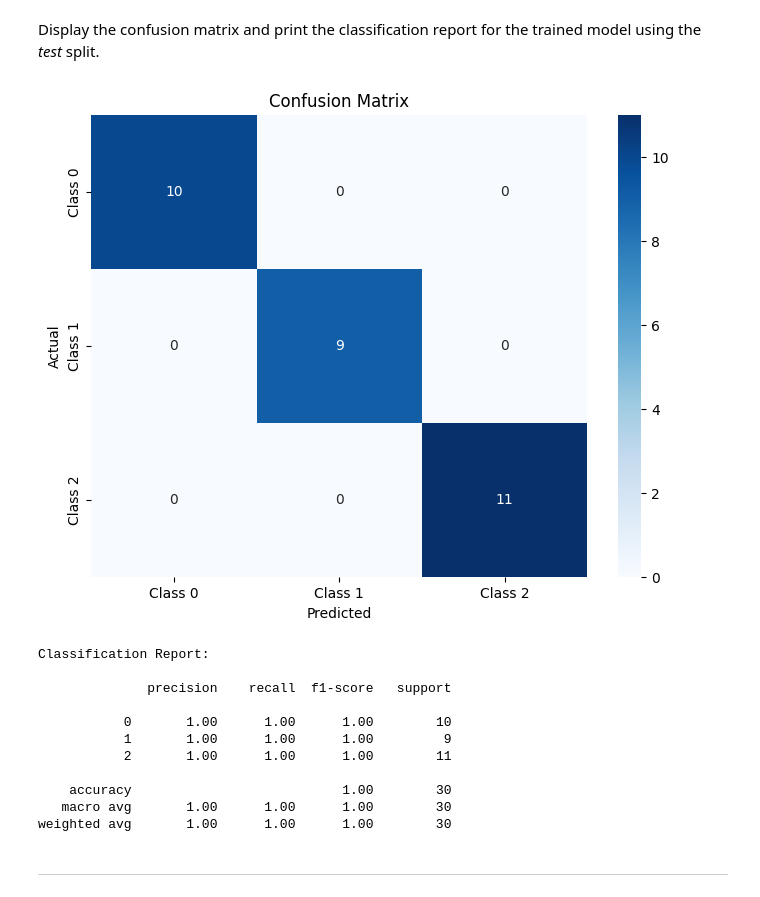
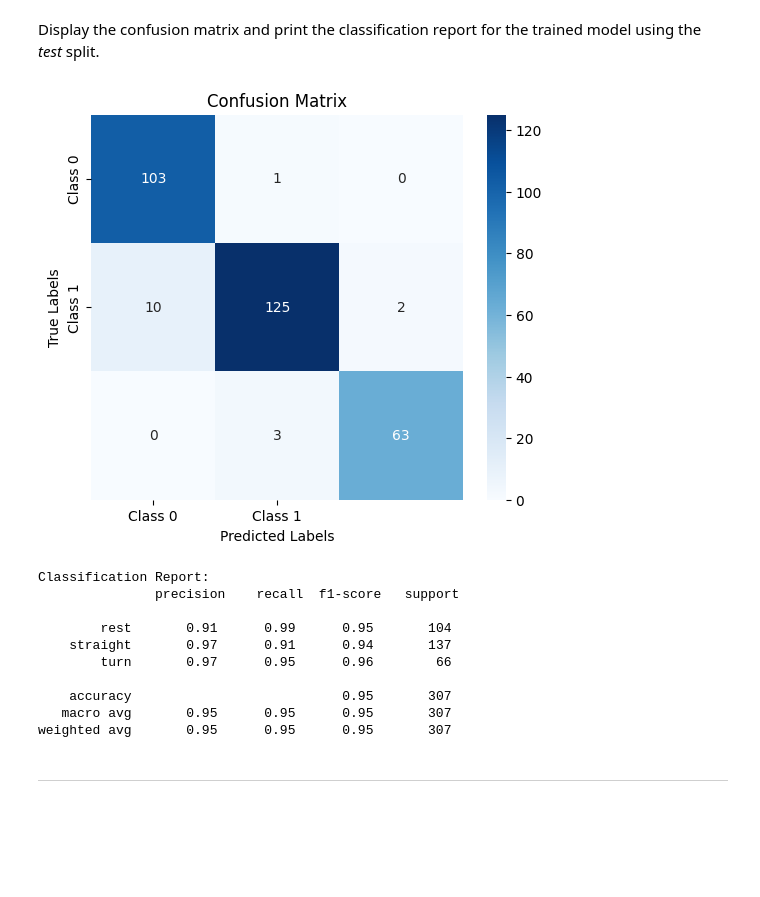
Before and after one commit to KushalDoshi17/engg680_2024_fall, a Jupyter notebook: Lab_Assignment4/Assignment 4.ipynb, the cells around one changed output. Cells and saved outputs as stored; diff of their text form; code cells hidden in the pictures; blank space fills up the shorter version.

```diff
--- a/Lab_Assignment4/Assignment 4.ipynb
+++ b/Lab_Assignment4/Assignment 4.ipynb
@@ -970,5 +1030,9 @@ Shape of X: (1534, 5)
 # %%
 # TODO - Load motion_state column (target vector) into y
-# y = cv_set['motion_state']
-print(f"Target vector loaded into y with shape: {y.shape}")
+y = cv_set['motion_state']
+
+# Display the first few rows and shape of y to confirm
+print("Target (y):")
+print(y.head())
+print("\nShape of y:", y.shape)
 # %% [output]
@@ -1104,59 +1241,38 @@ Test-set score: 1.00
 Display the confusion matrix and print the classification report for the trained model using the *test* split.
 # %%
 # TODO - Display confusion matrix and print classification report
-from sklearn.model_selection import GridSearchCV
-from sklearn.pipeline import Pipeline
-from sklearn.ensemble import RandomForestClassifier
-from sklearn.preprocessing import StandardScaler
-from sklearn.datasets import load_iris
-from sklearn.model_selection import train_test_split
 from sklearn.metrics import confusion_matrix, classification_report
 import seaborn as sns
 import matplotlib.pyplot as plt
 
-X, y = load_iris(return_X_y=True)
-X_train, X_test, y_train, y_test = train_test_split(X, y, test_size=0.2, random_state=42)
+# Step 1: Make predictions on the test set using the trained model
+y_pred = grid_search.predict(X_test)
 
-pipe = Pipeline([
-    ('scaler', StandardScaler()),
-    ('classifier', RandomForestClassifier())
-])
+# Step 2: Compute the confusion matrix
+cm = confusion_matrix(y_test, y_pred)
 
-param_grid = {
-    'classifier__n_estimators': [50, 100, 200],
-    'classifier__max_depth': [None, 10, 20, 30],
-    'classifier__min_samples_split': [2, 5, 10],
-}
-
-grid = GridSearchCV(pipe, param_grid, cv=5, scoring='accuracy', return_train_score=True)
-grid.fit(X_train, y_train)
-
-y_pred = grid.predict(X_test)
-
-cm = confusion_matrix(y_test, y_pred)
-plt.figure(figsize=(8, 6))
-sns.heatmap(cm, annot=True, fmt='d', cmap='Blues', xticklabels=['Class 0', 'Class 1', 'Class 2'], yticklabels=['Class 0', 'Class 1', 'Class 2'])
-plt.ylabel('Actual')
-plt.xlabel('Predicted')
+# Step 3: Display the confusion matrix as a heatmap
+plt.figure(figsize=(6, 5))
+sns.heatmap(cm, annot=True, fmt='d', cmap='Blues', xticklabels=["Class 0", "Class 1"], yticklabels=["Class 0", "Class 1"])
 plt.title('Confusion Matrix')
+plt.xlabel('Predicted Labels')
+plt.ylabel('True Labels')
 plt.show()
 
-# Print classification report
-print("Classification Report:\n")
-print(classification_report(y_test, y_pred))
+# Step 4: Print the classification report
+print("Classification Report:\n", classification_report(y_test, y_pred))
 # %% [output]
-[figure, old version]
+[figure, new version]
 Classification Report:
+               precision    recall  f1-score   support
 
-              precision    recall  f1-score   support
+        rest       0.91      0.99      0.95       104
+    straight       0.97      0.91      0.94       137
+        turn       0.97      0.95      0.96        66
 
-           0       1.00      1.00      1.00        10
-           1       1.00      1.00      1.00         9
-           2       1.00      1.00      1.00        11
-
-    accuracy                           1.00        30
-   macro avg       1.00      1.00      1.00        30
-weighted avg       1.00      1.00      1.00        30
+    accuracy                           0.95       307
+   macro avg       0.95      0.95      0.95       307
+weighted avg       0.95      0.95      0.95       307
 # %% [markdown]
 ___
 # %% [markdown]
```
Also changed, not shown: parts of 54 cells of this notebook.
